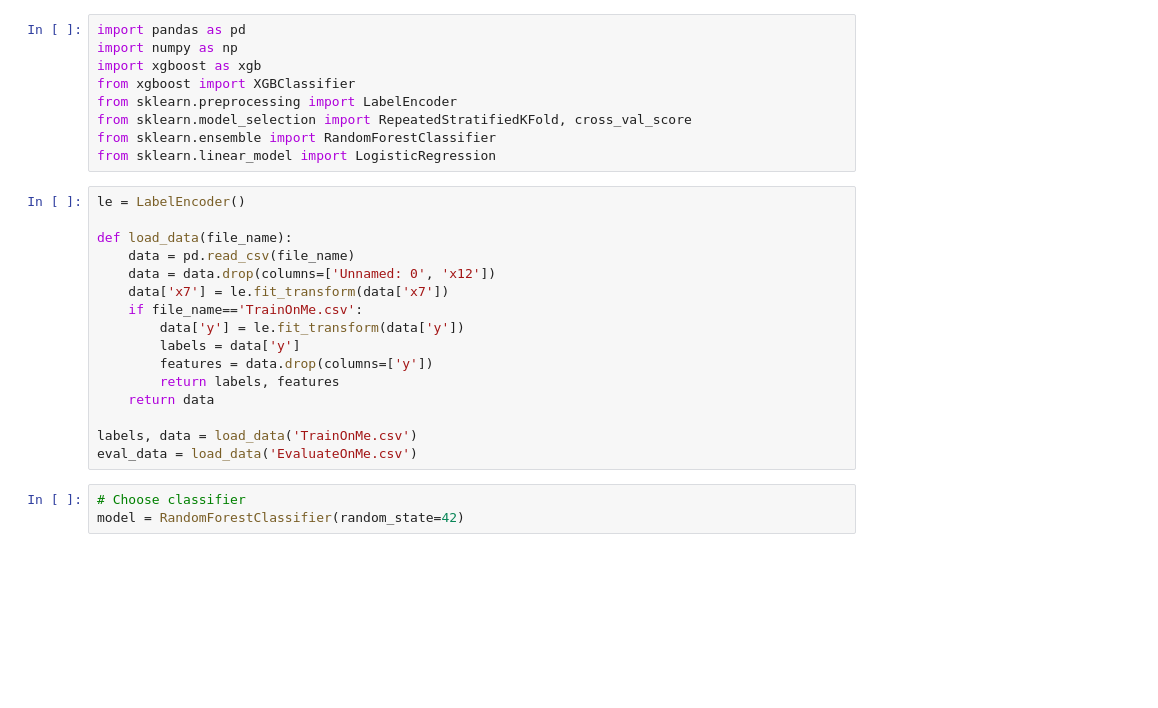
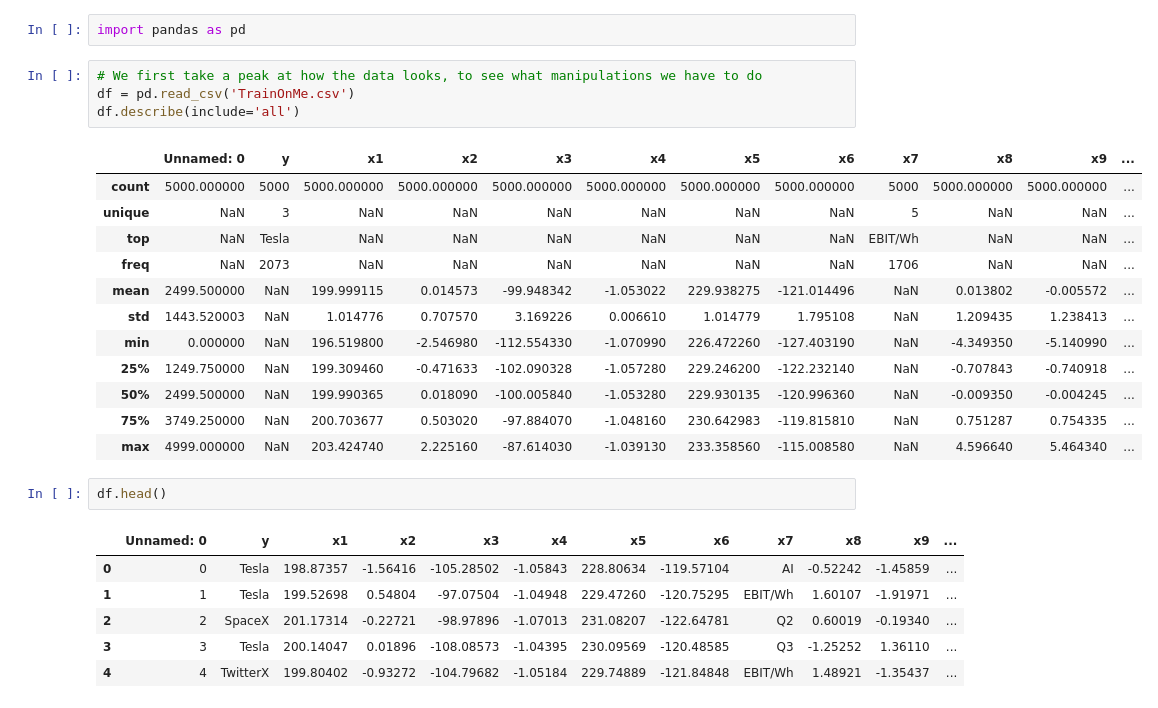
Before and after one commit to BeriAydin/ML-Programming-Challenge, a Jupyter notebook: main.ipynb, the cells around one changed output. Drawn from its saved outputs; the diff is of its cells as text; blank space fills up the shorter version.

```diff
--- a/main.ipynb
+++ b/main.ipynb
@@ -1,28 +1,28 @@
-# %%
-import pandas as pd
-import numpy as np
-import xgboost as xgb
-from xgboost import XGBClassifier
-from sklearn.preprocessing import LabelEncoder
-from sklearn.model_selection import RepeatedStratifiedKFold, cross_val_score
-from sklearn.ensemble import RandomForestClassifier
-from sklearn.linear_model import LogisticRegression
-# %%
-le = LabelEncoder()
-
-def load_data(file_name):
-    data = pd.read_csv(file_name)
-    data = data.drop(columns=['Unnamed: 0', 'x12'])
-    data['x7'] = le.fit_transform(data['x7'])
-    if file_name=='TrainOnMe.csv':
-        data['y'] = le.fit_transform(data['y'])
-        labels = data['y']
-        features = data.drop(columns=['y'])
-        return labels, features
-    return data
-
-labels, data = load_data('TrainOnMe.csv')
-eval_data = load_data('EvaluateOnMe.csv')
-# %%
-# Choose classifier
-model = RandomForestClassifier(random_state=42)
+# %%
+import pandas as pd
+# %%
+# We first take a peak at how the data looks, to see what manipulations we have to do
+df = pd.read_csv('TrainOnMe.csv')
+df.describe(include='all')
+# %% [output]
+|  | Unnamed: 0 | y | x1 | x2 | x3 | x4 | x5 | x6 | x7 | x8 | x9 | ... |
+| count | 5000.000000 | 5000 | 5000.000000 | 5000.000000 | 5000.000000 | 5000.000000 | 5000.000000 | 5000.000000 | 5000 | 5000.000000 | 5000.000000 | ... |
+| unique | NaN | 3 | NaN | NaN | NaN | NaN | NaN | NaN | 5 | NaN | NaN | ... |
+| top | NaN | Tesla | NaN | NaN | NaN | NaN | NaN | NaN | EBIT/Wh | NaN | NaN | ... |
+| freq | NaN | 2073 | NaN | NaN | NaN | NaN | NaN | NaN | 1706 | NaN | NaN | ... |
+| mean | 2499.500000 | NaN | 199.999115 | 0.014573 | -99.948342 | -1.053022 | 229.938275 | -121.014496 | NaN | 0.013802 | -0.005572 | ... |
+| std | 1443.520003 | NaN | 1.014776 | 0.707570 | 3.169226 | 0.006610 | 1.014779 | 1.795108 | NaN | 1.209435 | 1.238413 | ... |
+| min | 0.000000 | NaN | 196.519800 | -2.546980 | -112.554330 | -1.070990 | 226.472260 | -127.403190 | NaN | -4.349350 | -5.140990 | ... |
+| 25% | 1249.750000 | NaN | 199.309460 | -0.471633 | -102.090328 | -1.057280 | 229.246200 | -122.232140 | NaN | -0.707843 | -0.740918 | ... |
+| 50% | 2499.500000 | NaN | 199.990365 | 0.018090 | -100.005840 | -1.053280 | 229.930135 | -120.996360 | NaN | -0.009350 | -0.004245 | ... |
+| 75% | 3749.250000 | NaN | 200.703677 | 0.503020 | -97.884070 | -1.048160 | 230.642983 | -119.815810 | NaN | 0.751287 | 0.754335 | ... |
+| max | 4999.000000 | NaN | 203.424740 | 2.225160 | -87.614030 | -1.039130 | 233.358560 | -115.008580 | NaN | 4.596640 | 5.464340 | ... |
+# %%
+df.head()
+# %% [output]
+|  | Unnamed: 0 | y | x1 | x2 | x3 | x4 | x5 | x6 | x7 | x8 | x9 | ... |
+| 0 | 0 | Tesla | 198.87357 | -1.56416 | -105.28502 | -1.05843 | 228.80634 | -119.57104 | AI | -0.52242 | -1.45859 | ... |
+| 1 | 1 | Tesla | 199.52698 | 0.54804 | -97.07504 | -1.04948 | 229.47260 | -120.75295 | EBIT/Wh | 1.60107 | -1.91971 | ... |
+| 2 | 2 | SpaceX | 201.17314 | -0.22721 | -98.97896 | -1.07013 | 231.08207 | -122.64781 | Q2 | 0.60019 | -0.19340 | ... |
+| 3 | 3 | Tesla | 200.14047 | 0.01896 | -108.08573 | -1.04395 | 230.09569 | -120.48585 | Q3 | -1.25252 | 1.36110 | ... |
+| 4 | 4 | TwitterX | 199.80402 | -0.93272 | -104.79682 | -1.05184 | 229.74889 | -121.84848 | EBIT/Wh | 1.48921 | -1.35437 | ... |
```
Also changed, not shown: parts of 8 cells of this notebook, 5 other files.
